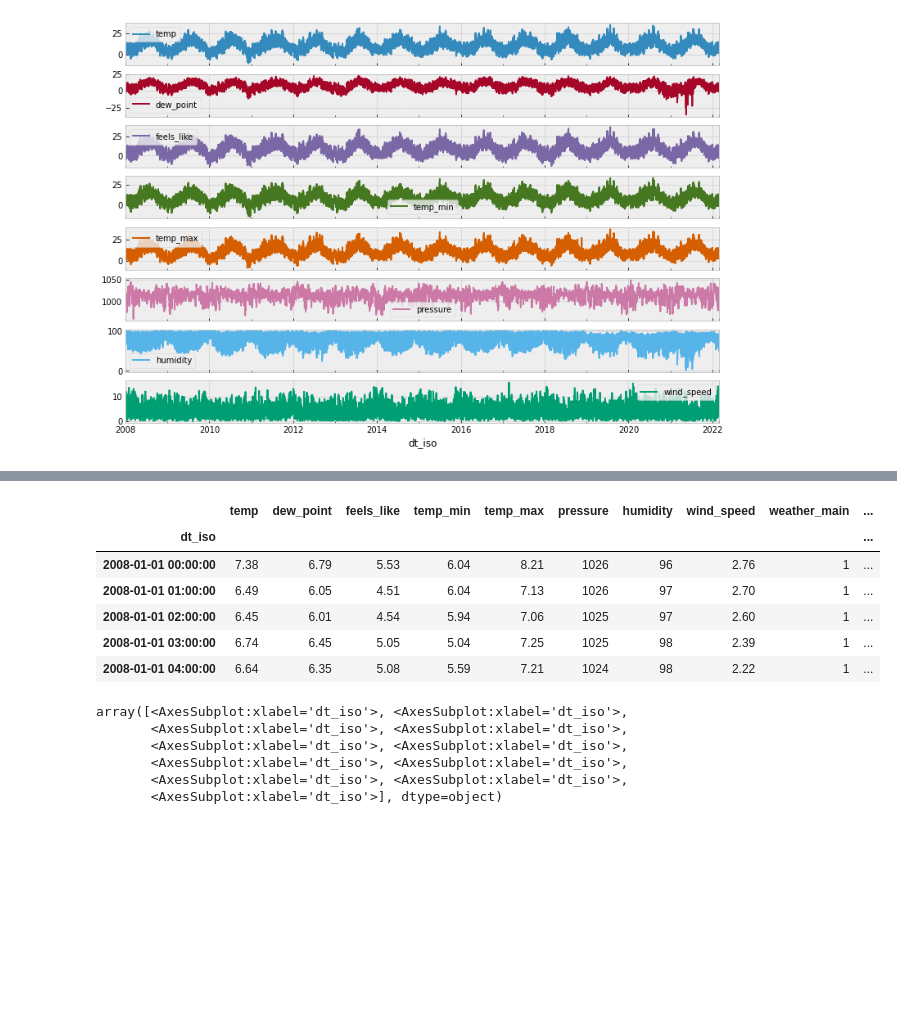
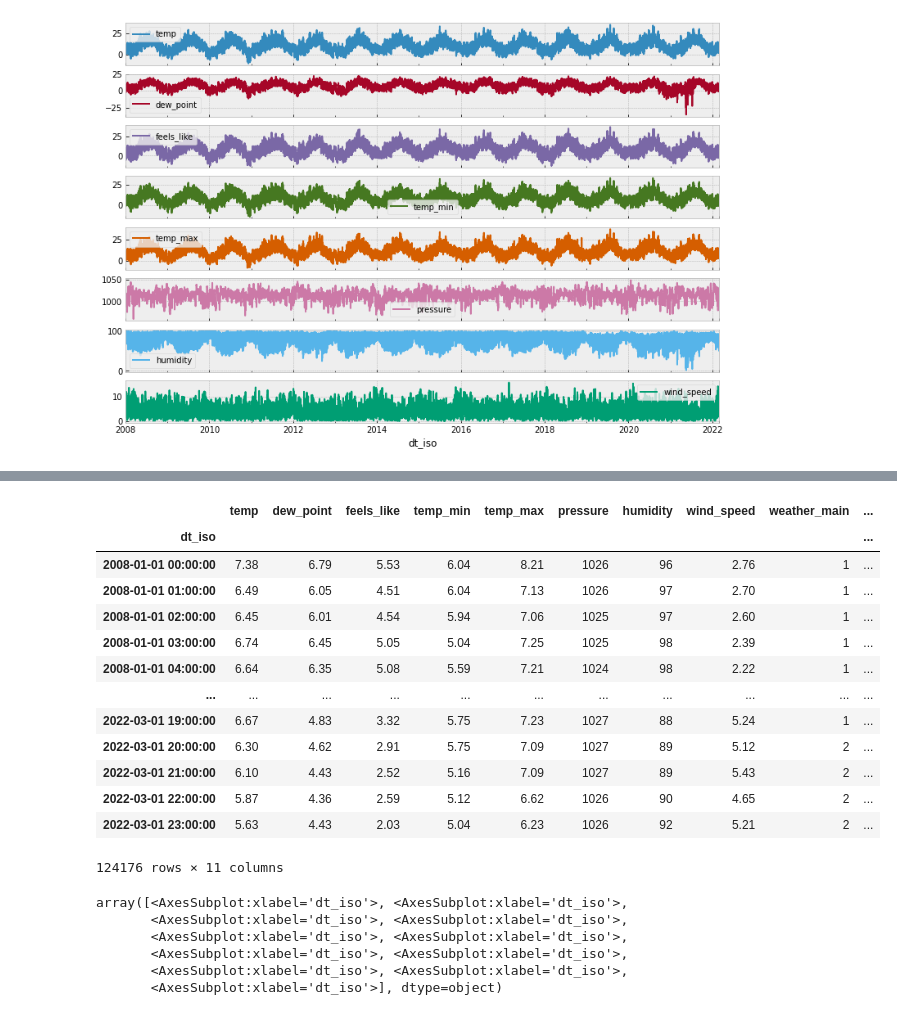
Before and after one commit to UsmanKolo/Master_Thesis, a Jupyter notebook: Notebooks/WeatherEDA.ipynb, the cells around one changed output, grey strips where cells are left out. Drawn from its saved outputs; the diff is of its cells as text; code cells hidden in the pictures; blank space fills up the shorter version.

```diff
--- a/Notebooks/WeatherEDA.ipynb
+++ b/Notebooks/WeatherEDA.ipynb
@@ -6,7 +6,7 @@ plt.style.use('bmh')
 import numpy as np
 
 
-data = pd.read_csv('Weather.csv', index_col=1, parse_dates=True)
+data = pd.read_csv('C:\\Users\\moham\\OneDrive - De Montfort University\\Final Project\\Master_Thesis\\Dataset\\Weather.csv', index_col=1, parse_dates=True)
 
 data.tail()
 # %% [output]
@@ -103,32 +163,39 @@ data.describe()
 # %%
 from sklearn.preprocessing import *
 
 # encode_features = ('weather_main', 'weather_description', 'weather_icon')
 
 data["weather_main"] = data["weather_main"].astype('category')
 data["weather_description"] = data["weather_description"].astype('category')
 data["weather_icon"] = data["weather_icon"].astype('category')
 
 
 data["weather_main"] = data["weather_main"].cat.codes
 data["weather_description"] = data["weather_description"].cat.codes
 data["weather_icon"] = data["weather_icon"].cat.codes
 
 # le = LabelEncoder()
 
 # for label in encode_features:
 #     le.fit_transform(label)
 
 
-data.head()
+data
 # %% [output]
 |  | temp | dew_point | feels_like | temp_min | temp_max | pressure | humidity | wind_speed | weather_main | ... |
 | dt_iso |  |  |  |  |  |  |  |  |  | ... |
 | 2008-01-01 00:00:00 | 7.38 | 6.79 | 5.53 | 6.04 | 8.21 | 1026 | 96 | 2.76 | 1 | ... |
 | 2008-01-01 01:00:00 | 6.49 | 6.05 | 4.51 | 6.04 | 7.13 | 1026 | 97 | 2.70 | 1 | ... |
 | 2008-01-01 02:00:00 | 6.45 | 6.01 | 4.54 | 5.94 | 7.06 | 1025 | 97 | 2.60 | 1 | ... |
 | 2008-01-01 03:00:00 | 6.74 | 6.45 | 5.05 | 5.04 | 7.25 | 1025 | 98 | 2.39 | 1 | ... |
 | 2008-01-01 04:00:00 | 6.64 | 6.35 | 5.08 | 5.59 | 7.21 | 1024 | 98 | 2.22 | 1 | ... |
+| ... | ... | ... | ... | ... | ... | ... | ... | ... | ... | ... |
+| 2022-03-01 19:00:00 | 6.67 | 4.83 | 3.32 | 5.75 | 7.23 | 1027 | 88 | 5.24 | 1 | ... |
+| 2022-03-01 20:00:00 | 6.30 | 4.62 | 2.91 | 5.75 | 7.09 | 1027 | 89 | 5.12 | 2 | ... |
+| 2022-03-01 21:00:00 | 6.10 | 4.43 | 2.52 | 5.16 | 7.09 | 1027 | 89 | 5.43 | 2 | ... |
+| 2022-03-01 22:00:00 | 5.87 | 4.36 | 2.59 | 5.12 | 6.62 | 1026 | 90 | 4.65 | 2 | ... |
+| 2022-03-01 23:00:00 | 5.63 | 4.43 | 2.03 | 5.04 | 6.23 | 1026 | 92 | 5.21 | 2 | ... |
+124176 rows × 11 columns
 # %%
 data.plot(subplots=True, figsize=(13,9))
 # %% [output]
```
Also changed, not shown: parts of 17 cells of this notebook, 17 other files.
